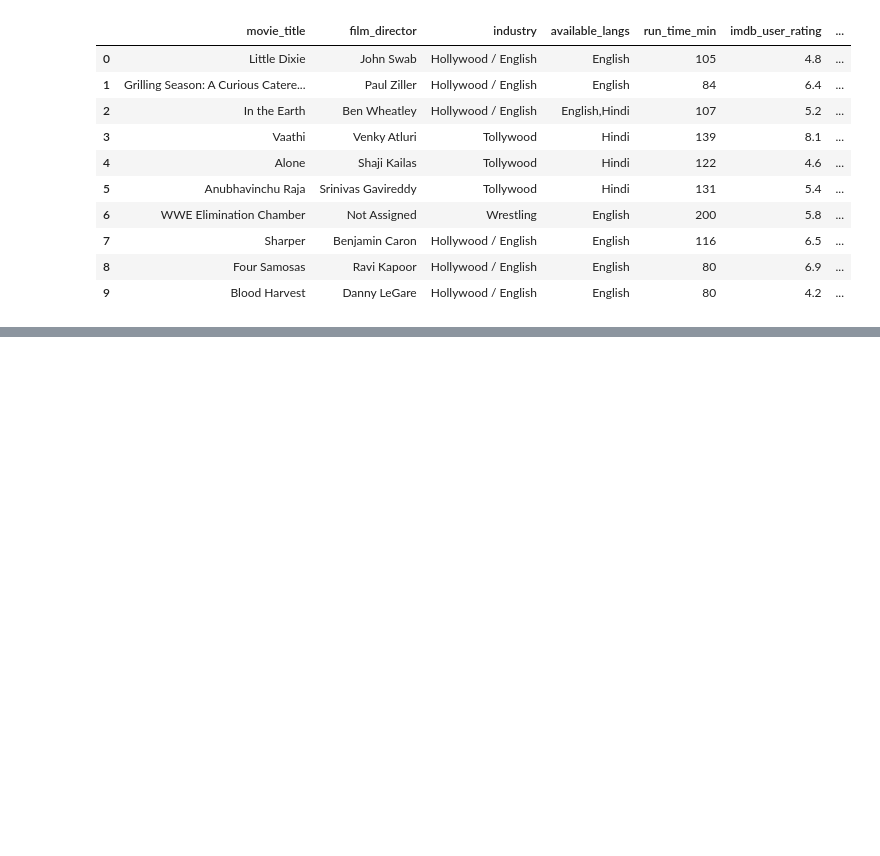
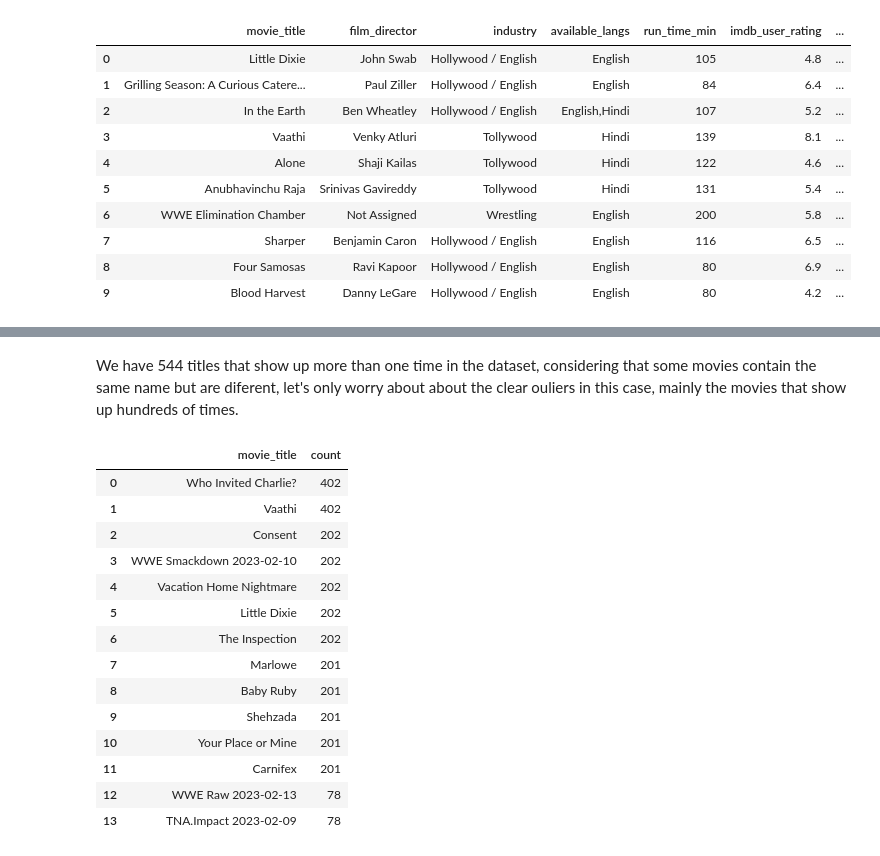
Before and after one commit to JoSEPHDev2022/EDA_Pirated_Movies, a Jupyter notebook: eda_report.ipynb, the cells around one changed output, grey strips where cells are left out. Cells and saved outputs as stored; diff of their text form; code cells hidden in the pictures; blank space fills up the shorter version.

```diff
--- a/eda_report.ipynb
+++ b/eda_report.ipynb
@@ -988,0 +1091,6 @@ pirated_films.head(10)
+# %%
+# Defining rows to drop:
+rows_to_drop = pirated_films.query('movie_title == "The Girl Who Escaped: The Kara Robinson Story" & total_views != 7899')
+
+# Dropping:
+pirated_films = pirated_films.drop(rows_to_drop.index)
@@ -988,0 +1116,10 @@ pirated_films.head(10)
+# %%
+# group the data by movie_title and count the number of occurrences
+grouped = (pirated_films
+           .groupby('movie_title')
+           .size()
+           .sort_values(ascending=False))
+
+# Creating a new dataframe with the movie_title counts:
+df = pd.DataFrame({'movie_title': grouped.index,
+                   'count': grouped.values})
@@ -988,0 +1143,21 @@ pirated_films.head(10)
+# %% [markdown]
+We have 544 titles that show up more than one time in the dataset, considering that some movies contain the same name but are diferent, let's only worry about about the clear ouliers in this case, mainly the movies that show up hundreds of times.
+# %%
+# Checking movies that show up more than 50 times:
+df.query('count > 50')
+# %% [output]
+|  | movie_title | count |
+| 0 | Who Invited Charlie? | 402 |
+| 1 | Vaathi | 402 |
+| 2 | Consent | 202 |
+| 3 | WWE Smackdown 2023-02-10 | 202 |
+| 4 | Vacation Home Nightmare | 202 |
+| 5 | Little Dixie | 202 |
+| 6 | The Inspection | 202 |
+| 7 | Marlowe | 201 |
+| 8 | Baby Ruby | 201 |
+| 9 | Shehzada | 201 |
+| 10 | Your Place or Mine | 201 |
+| 11 | Carnifex | 201 |
+| 12 | WWE Raw 2023-02-13 | 78 |
+| 13 | TNA.Impact 2023-02-09 | 78 |
```
Also changed, not shown: parts of 30 cells of this notebook.
